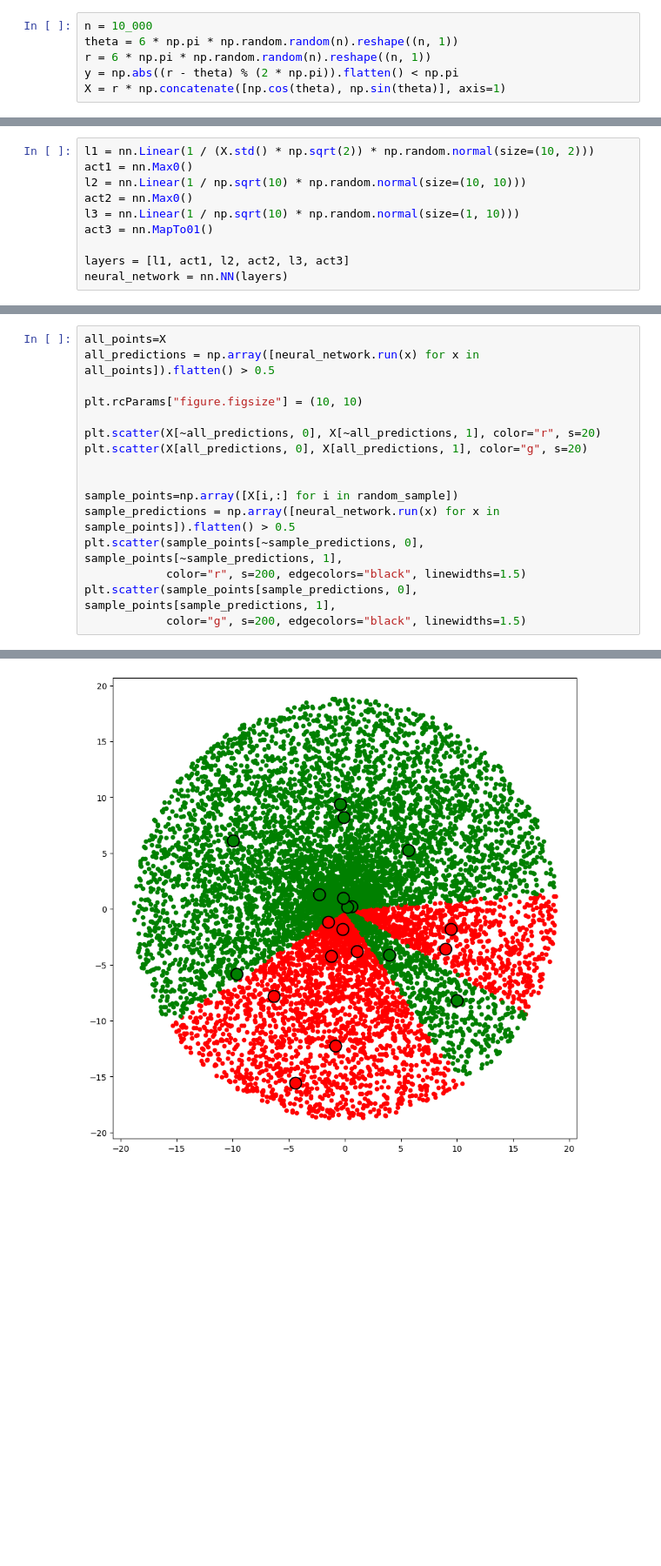
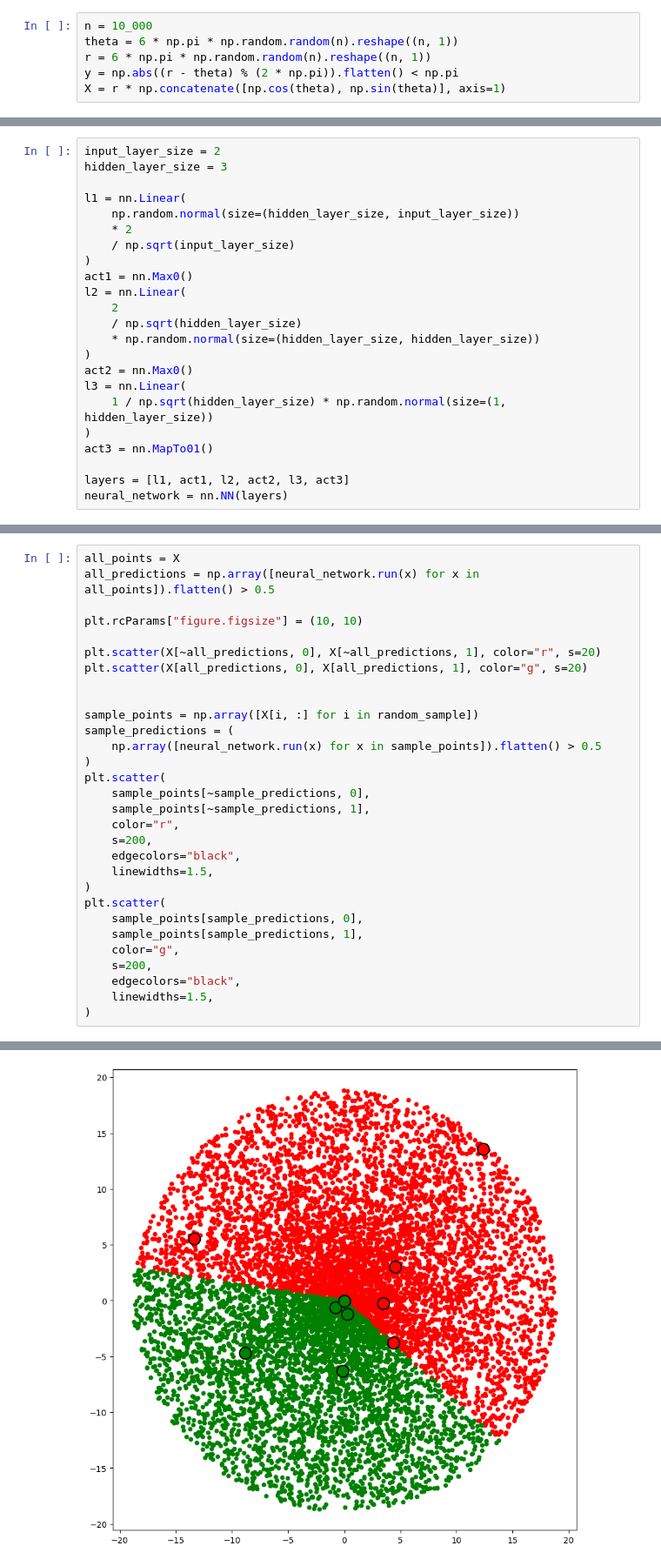
Before and after one commit to kendallzhu/curling, a Jupyter notebook: nn_scratch.ipynb, the cells around one changed output, grey strips where cells are left out. Shown at 87% size. Drawn from its saved outputs; the diff is of its cells as text; blank space fills up the shorter version.

```diff
--- a/nn_scratch.ipynb
+++ b/nn_scratch.ipynb
@@ -32,9 +33,22 @@ array([[-2.25865915, 13.72880708],
 # %%
-l1 = nn.Linear(1 / (X.std() * np.sqrt(2)) * np.random.normal(size=(10, 2)))
+input_layer_size = 2
+hidden_layer_size = 3
+
+l1 = nn.Linear(
+    np.random.normal(size=(hidden_layer_size, input_layer_size))
+    * 2
+    / np.sqrt(input_layer_size)
+)
 act1 = nn.Max0()
-l2 = nn.Linear(1 / np.sqrt(10) * np.random.normal(size=(10, 10)))
+l2 = nn.Linear(
+    2
+    / np.sqrt(hidden_layer_size)
+    * np.random.normal(size=(hidden_layer_size, hidden_layer_size))
+)
 act2 = nn.Max0()
-l3 = nn.Linear(1 / np.sqrt(10) * np.random.normal(size=(1, 10)))
+l3 = nn.Linear(
+    1 / np.sqrt(hidden_layer_size) * np.random.normal(size=(1, hidden_layer_size))
+)
 act3 = nn.MapTo01()
 
 layers = [l1, act1, l2, act2, l3, act3]
@@ -117,20 +162,34 @@ output_gradient: [-0.03734721]
 # %%
-all_points=X
+all_points = X
 all_predictions = np.array([neural_network.run(x) for x in all_points]).flatten() > 0.5
 
 plt.rcParams["figure.figsize"] = (10, 10)
 
 plt.scatter(X[~all_predictions, 0], X[~all_predictions, 1], color="r", s=20)
 plt.scatter(X[all_predictions, 0], X[all_predictions, 1], color="g", s=20)
 
 
-sample_points=np.array([X[i,:] for i in random_sample])
-sample_predictions = np.array([neural_network.run(x) for x in sample_points]).flatten() > 0.5
-plt.scatter(sample_points[~sample_predictions, 0], sample_points[~sample_predictions, 1],
-            color="r", s=200, edgecolors="black", linewidths=1.5)
-plt.scatter(sample_points[sample_predictions, 0], sample_points[sample_predictions, 1],
-            color="g", s=200, edgecolors="black", linewidths=1.5)
+sample_points = np.array([X[i, :] for i in random_sample])
+sample_predictions = (
+    np.array([neural_network.run(x) for x in sample_points]).flatten() > 0.5
+)
+plt.scatter(
+    sample_points[~sample_predictions, 0],
+    sample_points[~sample_predictions, 1],
+    color="r",
+    s=200,
+    edgecolors="black",
+    linewidths=1.5,
+)
+plt.scatter(
+    sample_points[sample_predictions, 0],
+    sample_points[sample_predictions, 1],
+    color="g",
+    s=200,
+    edgecolors="black",
+    linewidths=1.5,
+)
 # %% [output]
 <matplotlib.collections.PathCollection at 0x...>
-[figure, old version]
+[figure, new version]
 # %%
```
Also changed, not shown: parts of 15 cells of this notebook, 2 other files.
